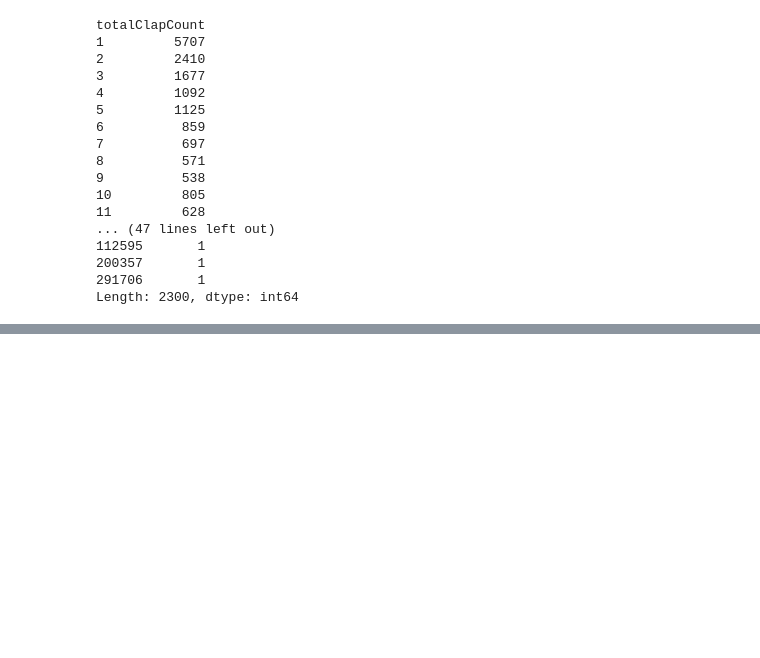
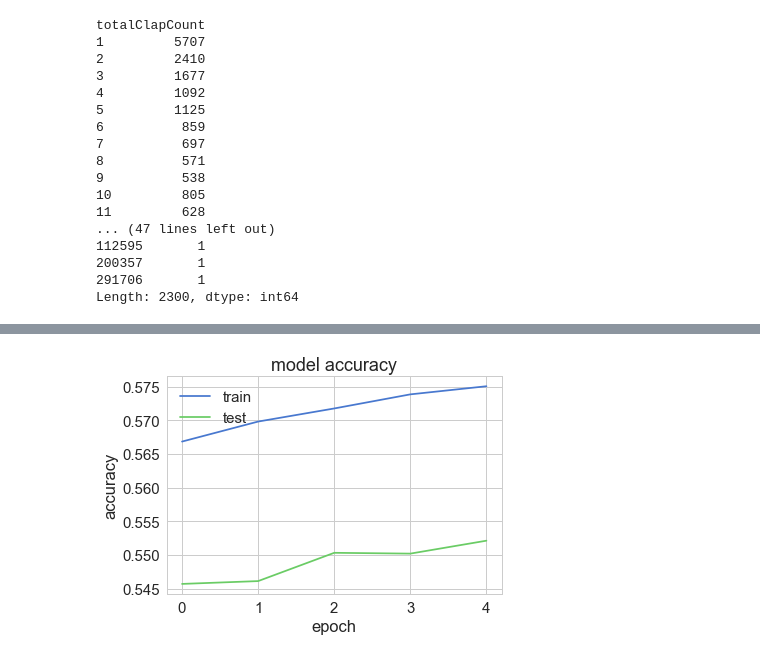
Before and after one commit to devashishnyati/MediumStories, a Jupyter notebook: medium.ipynb, the cells around one changed output, grey strips where cells are left out. Saved outputs shown, nothing was run; the diff lists cells and outputs as text; code cells hidden in the pictures; blank space fills up the shorter version.

```diff
--- a/medium.ipynb
+++ b/medium.ipynb
@@ -117,0 +186,9 @@ Length: 2300, dtype: int64
+# %%
+SEQUENCE_LENGTH = 40
+step = 3
+sentences = []
+next_chars = []
+for i in range(0, len(text) - SEQUENCE_LENGTH, step):
+    sentences.append(text[i: i + SEQUENCE_LENGTH])
+    next_chars.append(text[i + SEQUENCE_LENGTH])
+print(f'num training examples: {len(sentences)}')
@@ -117,0 +205,7 @@ Length: 2300, dtype: int64
+# %%
+X = np.zeros((len(sentences), SEQUENCE_LENGTH, len(chars)), dtype=np.bool)
+y = np.zeros((len(sentences), len(chars)), dtype=np.bool)
+for i, sentence in enumerate(sentences):
+    for t, char in enumerate(sentence):
+        X[i, t, char_indices[char]] = 1
+    y[i, char_indices[next_chars[i]]] = 1
@@ -117,0 +254,9 @@ Length: 2300, dtype: int64
+# %%
+model = Sequential()
+model.add(LSTM(128, input_shape=(SEQUENCE_LENGTH, len(chars))))
+model.add(Dense(len(chars)))
+model.add(Activation('softmax'))
+# %%
+optimizer = RMSprop(lr=0.01)
+model.compile(loss='categorical_crossentropy', optimizer=optimizer, metrics=['accuracy'])
+history = model.fit(X, y, validation_split=0.05, batch_size=128, epochs=5, shuffle=True).history
@@ -117,0 +278,9 @@ Length: 2300, dtype: int64
+# %%
+plt.plot(history['acc'])
+plt.plot(history['val_acc'])
+plt.title('model accuracy')
+plt.ylabel('accuracy')
+plt.xlabel('epoch')
+plt.legend(['train', 'test'], loc='upper left');
+# %% [output]
+[figure, added]
```
Also changed, not shown: parts of 41 cells of this notebook, 32 other files.
